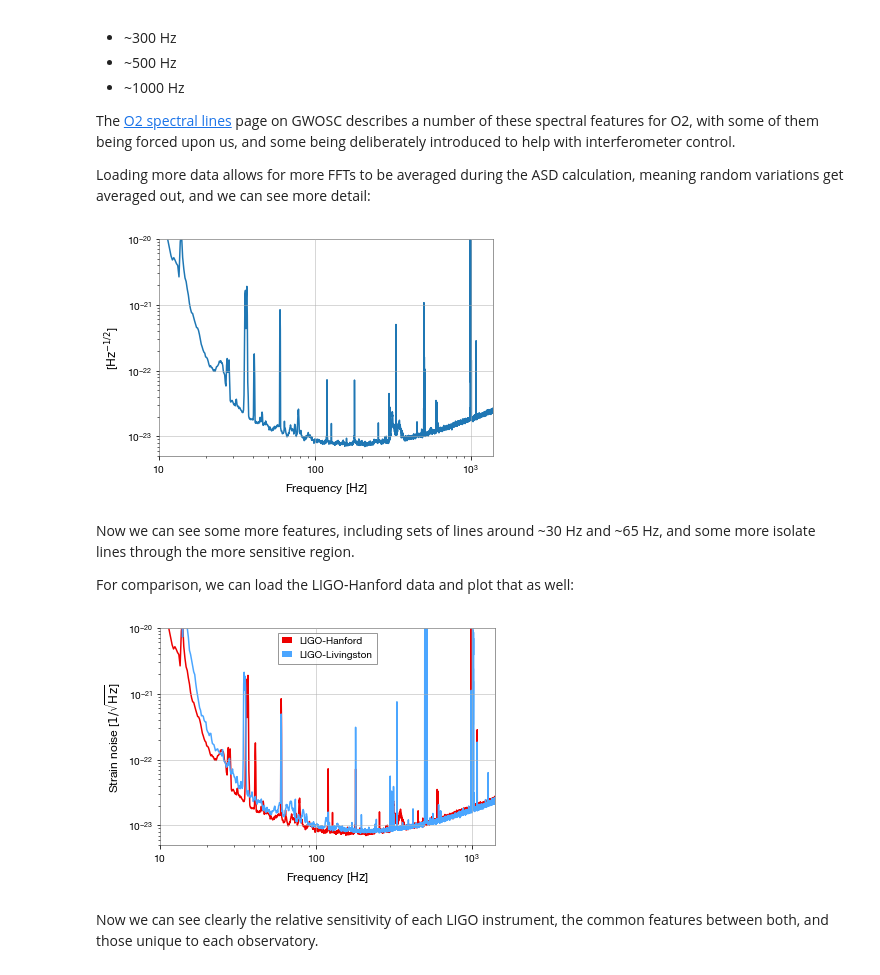
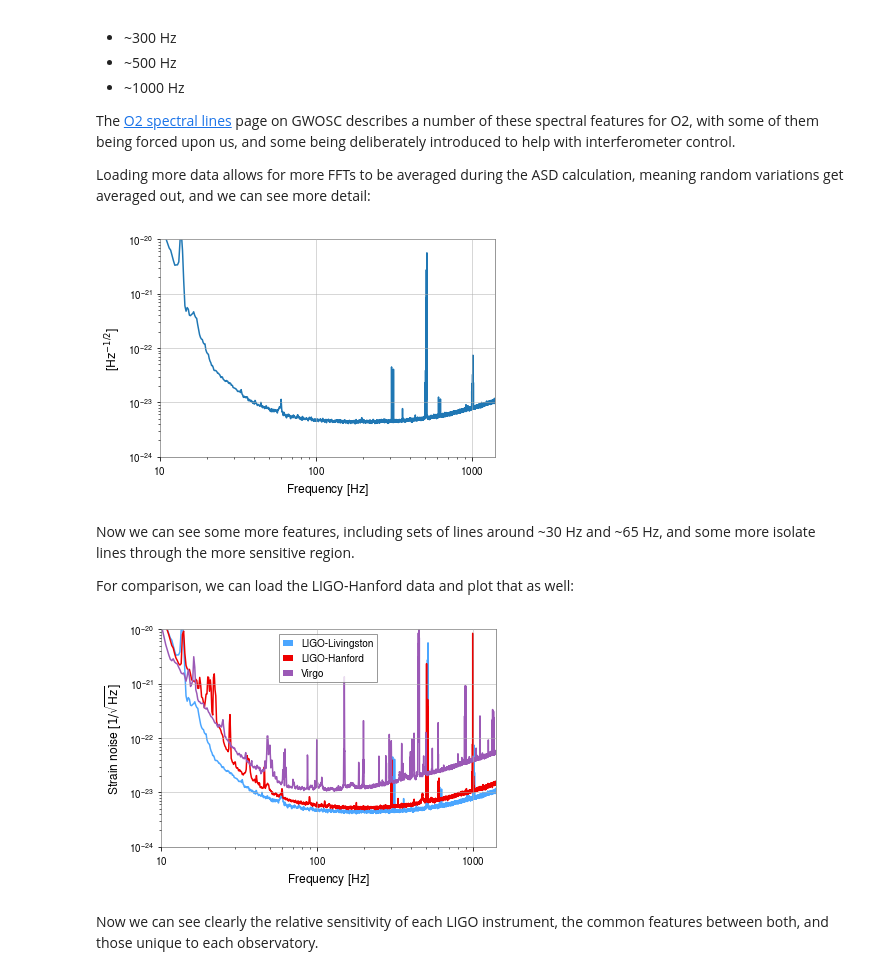
Before and after one commit to gw-odw/odw-2021, a Jupyter notebook: Tutorials/Day_1/Tuto 1.2 Open Data access with GWpy.ipynb, the cells around one changed output. Saved outputs shown, nothing was run; the diff lists cells and outputs as text; code cells hidden in the pictures.

```diff
--- a/Tutorials/Day_1/Tuto 1.2 Open Data access with GWpy.ipynb
+++ b/Tutorials/Day_1/Tuto 1.2 Open Data access with GWpy.ipynb
@@ -51,6 +51,6 @@ We can use the [`TimeSeries.fetch_open_data`](https://gwpy.github.io/docs/stable
 We can query for the GPS time of an event as follows:
 # %%
 from gwosc.datasets import event_gps
-gps = event_gps('GW150914')
+gps = event_gps('GW190412')
 print(gps)
 # %% [output]
@@ -199,10 +198,10 @@ lasd2 = ldata2.asd(fftlength=4, method="median")
 plot = lasd2.plot()
 ax = plot.gca()
 ax.set_xlim(10, 1400)
-ax.set_ylim(5e-24, 1e-20)
+ax.set_ylim(1e-24, 1e-20)
 plot.show(warn=False)
 # %% [output]
-[figure, old version]
+[figure, new version]
 # %% [markdown]
 Now we can see some more features, including sets of lines around ~30 Hz and ~65 Hz, and some more isolate lines through the more sensitive region.
 
@@ -210,21 +209,26 @@ For comparison, we can load the LIGO-Hanford data and plot that as well:
 # %%
 # get Hanford data
 hdata2 = TimeSeries.fetch_open_data('H1', int(gps)-512, int(gps)+512, cache=True)
 hasd2 = hdata2.asd(fftlength=4, method="median")
 
+# get Virgo data
+vdata2 = TimeSeries.fetch_open_data('V1', int(gps)-512, int(gps)+512, cache=True)
+vasd2 = vdata2.asd(fftlength=4, method="median")
+
 # and plot using standard colours
 ax.plot(hasd2, label='LIGO-Hanford', color='gwpy:ligo-hanford')
+ax.plot(vasd2, label='Virgo', color='gwpy:virgo')
 
 # update the Livingston line to use standard colour, and have a label
 lline = ax.lines[0]
 lline.set_color('gwpy:ligo-livingston')  # change colour of Livingston data
 lline.set_label('LIGO-Livingston')
 
 ax.set_ylabel(r'Strain noise [$1/\sqrt{\mathrm{Hz}}$]')
 ax.legend()
 plot
 # %% [output]
-[figure, old version]
+[figure, new version]
 # %% [markdown]
 Now we can see clearly the relative sensitivity of each LIGO instrument, the common features between both, and those unique to each observatory.
 # %% [markdown]
```
Also changed, not shown: parts of 18 cells of this notebook.
